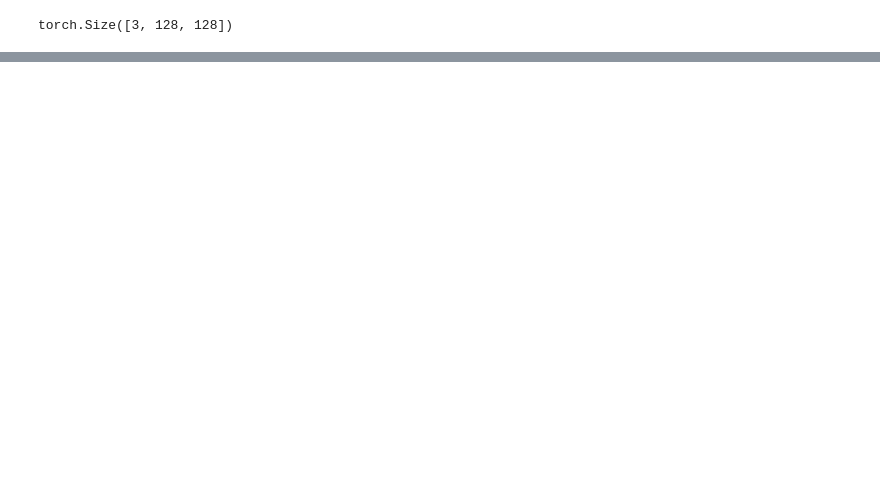
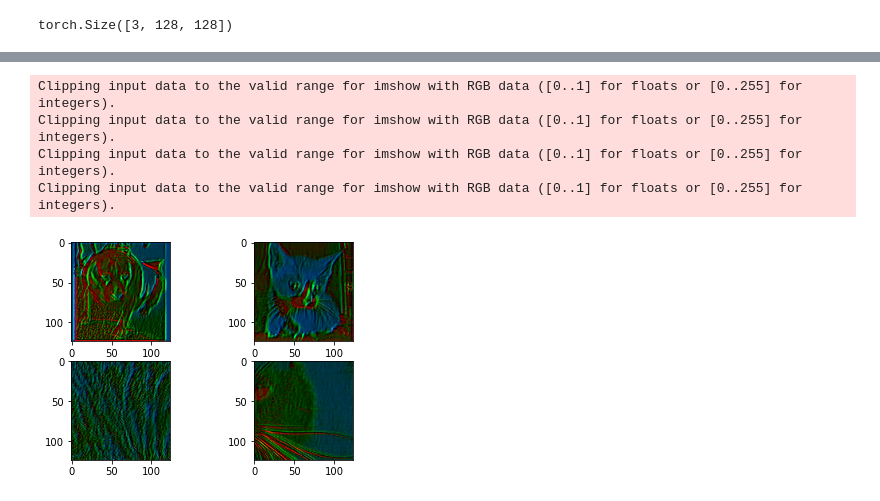
Before and after one commit to yuzhi535/LearnPytorch, a Jupyter notebook: testConv.ipynb, the cells around one changed output, grey strips where cells are left out. Drawn from its saved outputs; the diff is of its cells as text; code cells hidden in the pictures; blank space fills up the shorter version.

```diff
--- a/testConv.ipynb
+++ b/testConv.ipynb
@@ -46,0 +47,19 @@ Clipping input data to the valid range for imshow with RGB data ([0..1] for floa
+# %%
+conv = nn.Conv2d(3, 3, kernel_size=3)
+nn.init.xavier_uniform_(conv.weight)
+out = conv(train_features)
+out = conv(out)
+
+for i in range(4):
+    image = out[i]
+    # image  = transforms.ToPILImage()
+    plt.subplot(2, 2, i+1)
+    image = np.transpose(image.detach().numpy(), (1, 2, 0))
+    plt.imshow(image)
+plt.show()
+# %% [output]
+Clipping input data to the valid range for imshow with RGB data ([0..1] for floats or [0..255] for integers).
+Clipping input data to the valid range for imshow with RGB data ([0..1] for floats or [0..255] for integers).
+Clipping input data to the valid range for imshow with RGB data ([0..1] for floats or [0..255] for integers).
+Clipping input data to the valid range for imshow with RGB data ([0..1] for floats or [0..255] for integers).
+[figure, added]
```
Also changed, not shown: parts of 4 cells of this notebook, 13 other files.
